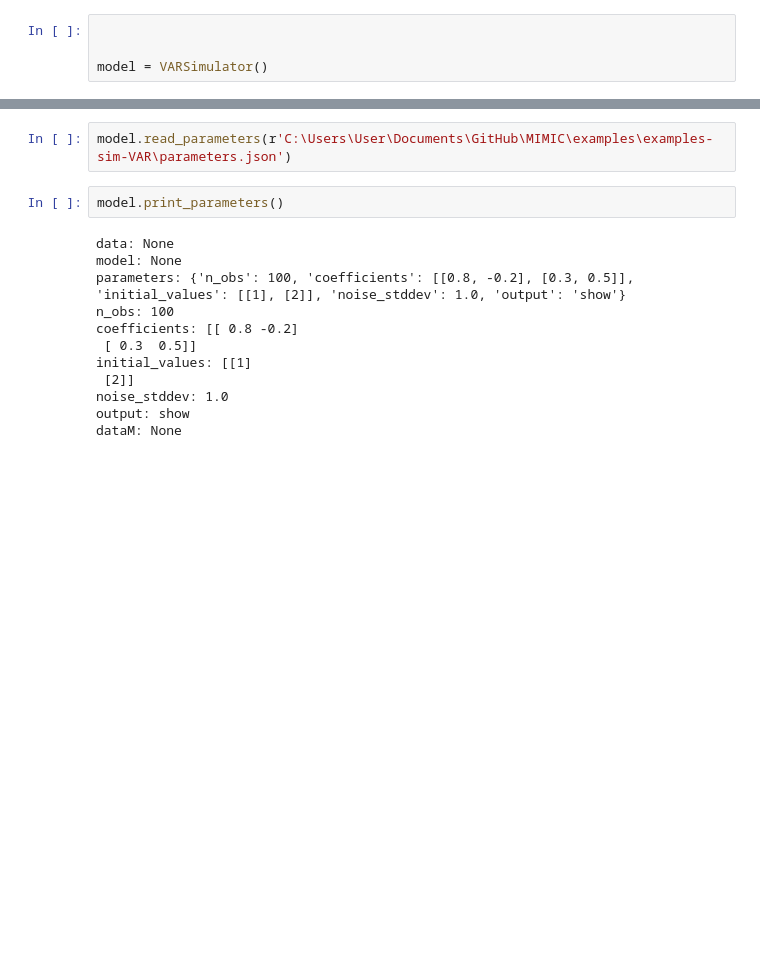
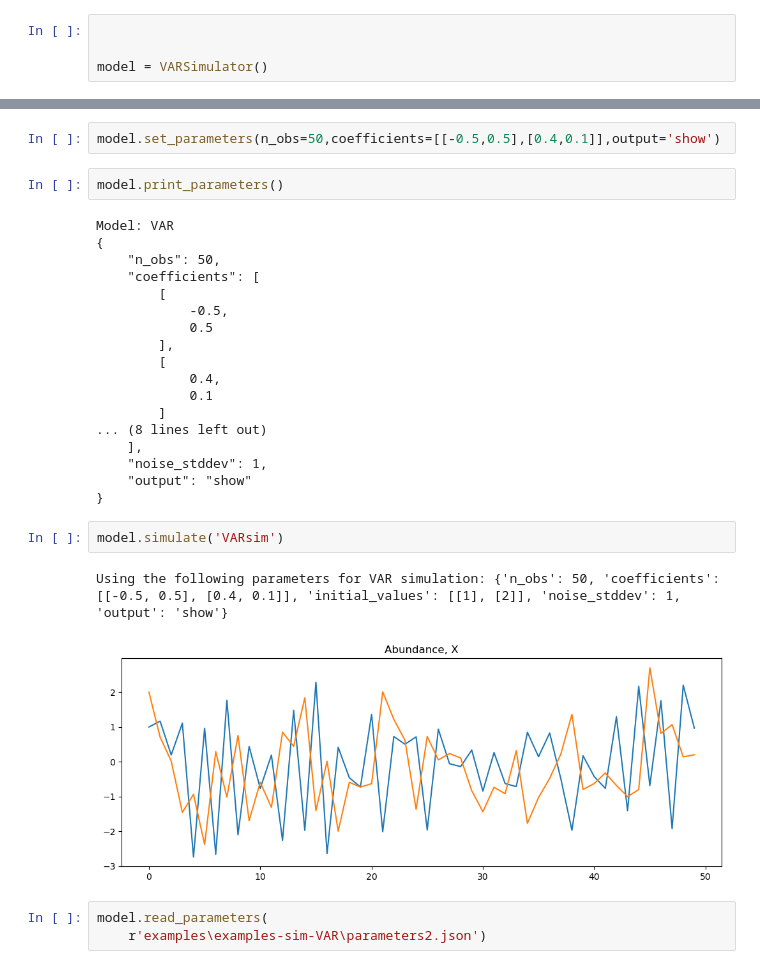
Before and after one commit to ucl-cssb/MIMIC, a Jupyter notebook: docs/source/notebooks/examples-sim-VAR/VARsim2.ipynb, the cells around one changed output, grey strips where cells are left out. Drawn from its saved outputs; the diff is of its cells as text; blank space fills up the shorter version.

Commit message:
Modified the Jupyter notebook to reflect the new BaseClass modeling

```diff
--- a/docs/source/notebooks/examples-sim-VAR/VARsim2.ipynb
+++ b/docs/source/notebooks/examples-sim-VAR/VARsim2.ipynb
@@ -22,16 +20,30 @@ dataM: None
-# %%
-model.read_parameters(r'C:\Users\User\Documents\GitHub\MIMIC\examples\examples-sim-VAR\parameters.json')
+# %%
+model.set_parameters(n_obs=50,coefficients=[[-0.5,0.5],[0.4,0.1]],output='show')
 # %%
 model.print_parameters()
 # %% [output]
-data: None
-model: None
-parameters: {'n_obs': 100, 'coefficients': [[0.8, -0.2], [0.3, 0.5]], 'initial_values': [[1], [2]], 'noise_stddev': 1.0, 'output': 'show'}
-n_obs: 100
-coefficients: [[ 0.8 -0.2]
- [ 0.3  0.5]]
-initial_values: [[1]
- [2]]
-noise_stddev: 1.0
-output: show
-dataM: None
+Model: VAR
+{
+    "n_obs": 50,
+    "coefficients": [
+        [
+            -0.5,
+            0.5
+        ],
+        [
+            0.4,
+            0.1
+        ]
+... (8 lines left out)
+    ],
+    "noise_stddev": 1,
+    "output": "show"
+}
+# %%
+model.simulate('VARsim')
+# %% [output]
+Using the following parameters for VAR simulation: {'n_obs': 50, 'coefficients': [[-0.5, 0.5], [0.4, 0.1]], 'initial_values': [[1], [2]], 'noise_stddev': 1, 'output': 'show'}
+[figure, added]
+# %%
+model.read_parameters(
+    r'examples\examples-sim-VAR\parameters2.json')
```
Also changed, not shown: parts of 5 cells of this notebook, 3 other files.
